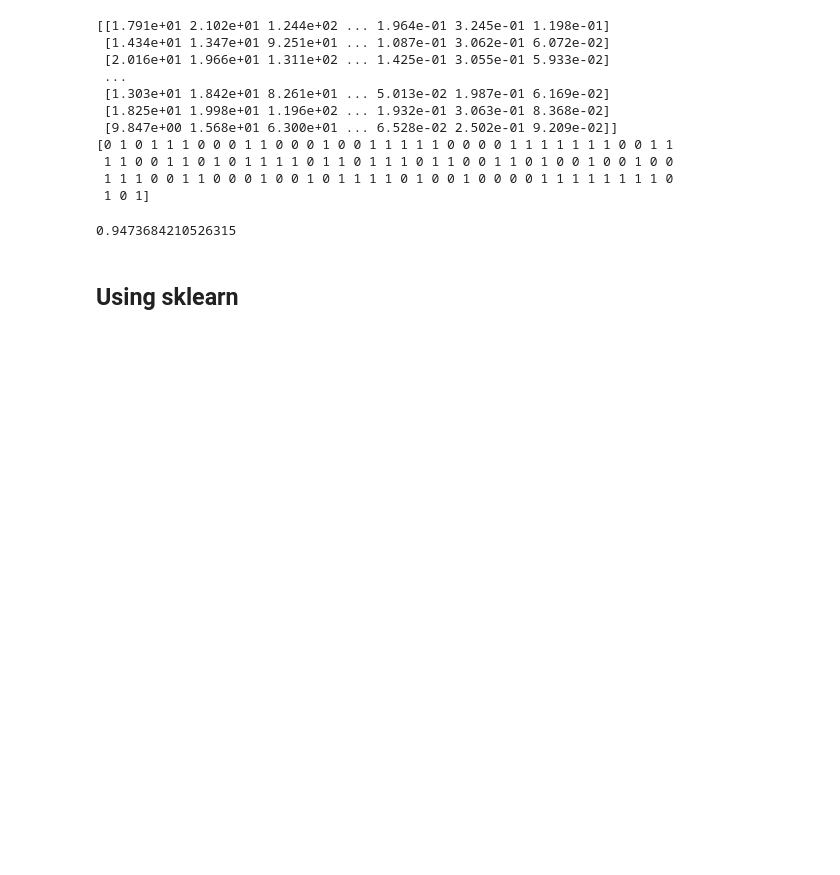
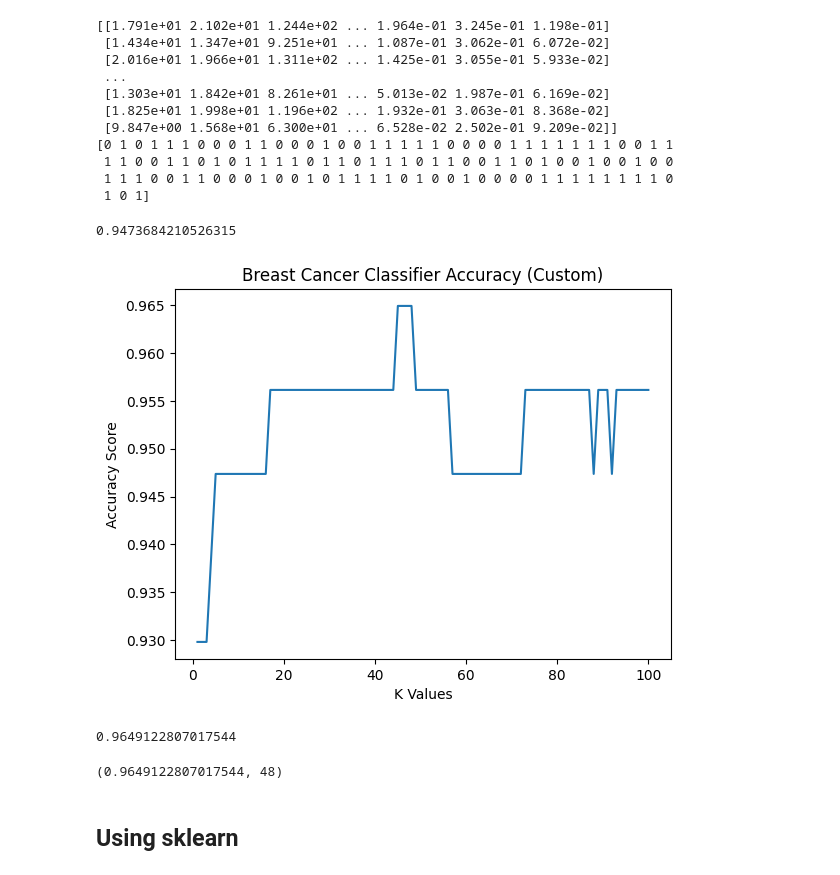
Before and after one commit to JTrehan1/MachineLearningPortfolio, a Jupyter notebook: KNearestNeighbours/KNN.ipynb, the cells around one changed output. Drawn from its saved outputs; the diff is of its cells as text; code cells hidden in the pictures; blank space fills up the shorter version.

```diff
--- a/KNearestNeighbours/KNN.ipynb
+++ b/KNearestNeighbours/KNN.ipynb
@@ -201,6 +203,30 @@ def find_validation_accuracy(training_set, training_labels, validation_set, vali
 find_validation_accuracy(training_data, training_labels, validation_data, validation_labels, 5)
 # %% [output]
 0.9473684210526315
+# %%
+ks = range(1,101)
+# Plot the accuracy as k changes
+accuracies = [find_validation_accuracy(training_data, training_labels, validation_data, validation_labels, k) for k in ks]
+k_list = range(1,101)
+plt.plot(k_list, accuracies)
+plt.xlabel("K Values")
+plt.ylabel("Accuracy Score")
+plt.title("Breast Cancer Classifier Accuracy (Custom)")
+plt.show()
+# %% [output]
+[figure, added]
+0.9649122807017544
+# %%
+accuracies = []
+for k in range(1,101):
+    accuracy = find_validation_accuracy(training_data, training_labels, validation_data, validation_labels, k)
+    accuracies.append((accuracy, k))
+
+
+max_custom_accuracy = max(accuracies)
+print(max_custom_accuracy)
+# %% [output]
+(0.9649122807017544, 48)
 # %% [markdown]
 <h2>Using sklearn </h2>
 # %%
```
Also changed, not shown: parts of 3 cells of this notebook.
